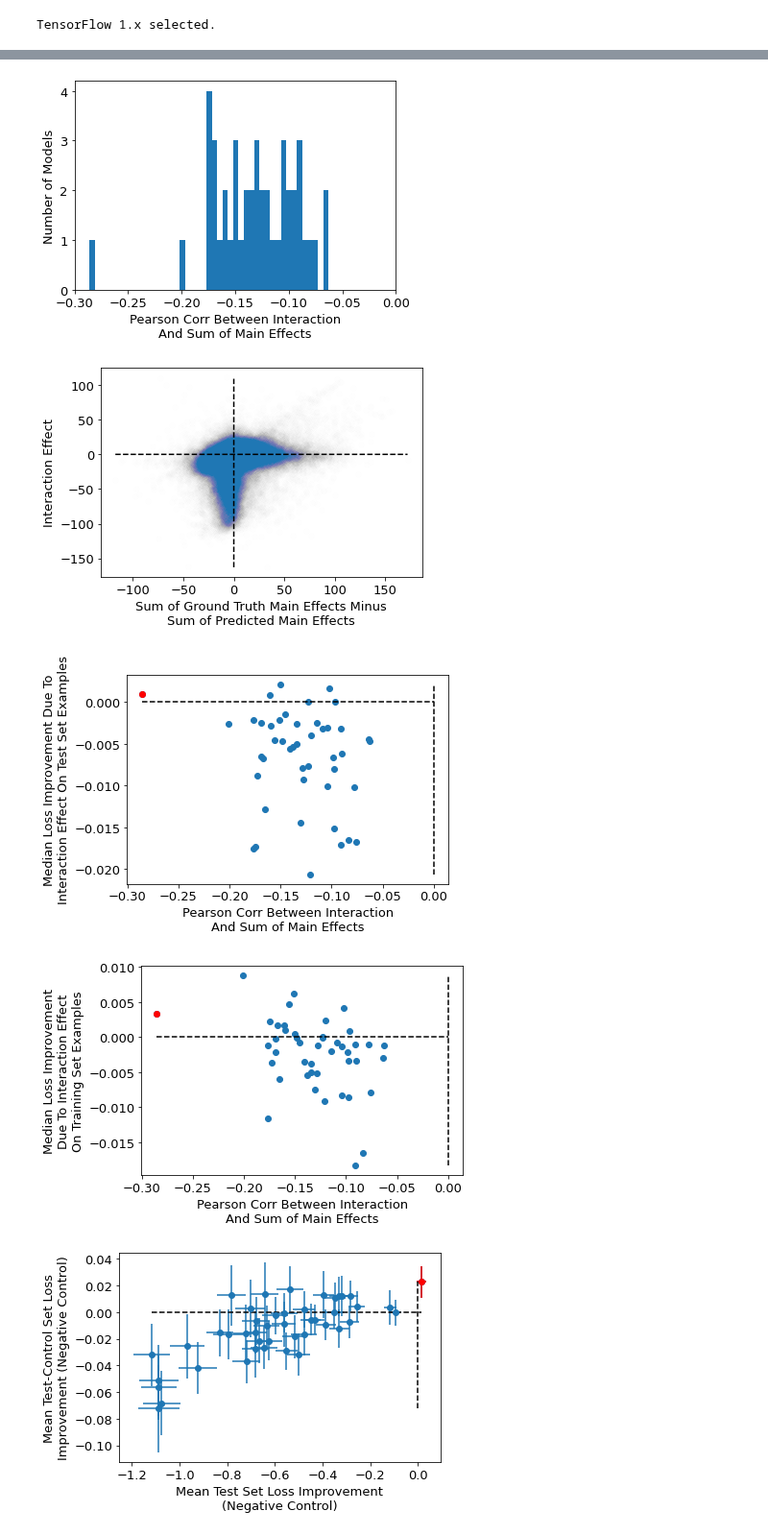
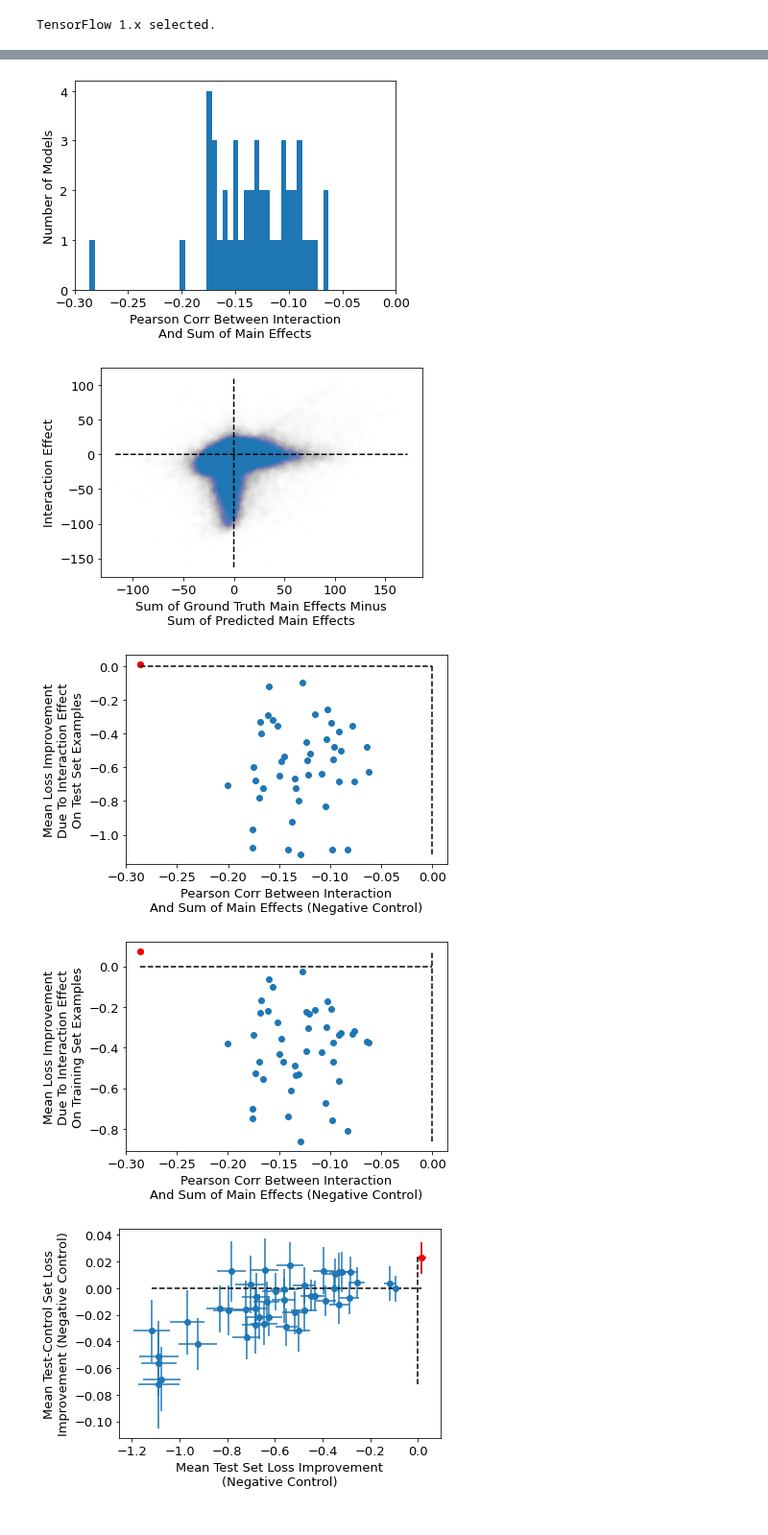
Before and after one commit to kundajelab/feature_interactions, a Jupyter notebook: EvaluateModelsGivenPredictionData.ipynb, the cells around one changed output, grey strips where cells are left out. Shown at 96% size. Saved outputs shown, nothing was run; the diff lists cells and outputs as text; code cells hidden in the pictures.

```diff
--- a/EvaluateModelsGivenPredictionData.ipynb
+++ b/EvaluateModelsGivenPredictionData.ipynb
@@ -596,7 +594,8 @@ def xyaxis_scatterplot(x,y, highlight=[], highlight_color='red',
     plt.errorbar([x[i] for i in highlight],
                  [y[i] for i in highlight],
                  fmt=kwargs['fmt'],
-                 xerr=[kwargs['xerr'][i] for i in highlight],
+                 xerr=[kwargs['xerr'][i] if 'xerr' in kwargs else 0
+                       for i in highlight],
                  yerr=[kwargs['yerr'][i] for i in highlight],
                  color=highlight_color)
   else:
@@ -604,6 +603,8 @@ def xyaxis_scatterplot(x,y, highlight=[], highlight_color='red',
                 [y[i] for i in highlight], color=highlight_color)
 # %%
 %matplotlib inline
+from matplotlib import pyplot as plt
+
 plt.rc('font', size=13)
 
 #plt.plot(test_intereff_mag_mean, test_intereff_mag_mean, color="black")
@@ -632,43 +633,46 @@ plt.ylabel("Interaction Effect")
 plt.show()
 
 plt.hist(negcontrol_mainvintereff_corrs, bins=45)
 plt.xlim(-0.3, 0)
 plt.xlabel("Pearson Corr Between Interaction\nAnd Sum of Main Effects")
 plt.ylabel("Number of Models")
 plt.show()
 
 xyaxis_scatterplot(negcontrol_main_eff_error_vec,
                    negcontrol_inter_eff_vec, alpha=0.003)
 plt.xlabel("Sum of Ground Truth Main Effects Minus"
            +"\nSum of Predicted Main Effects")
 plt.ylabel("Interaction Effect")
 plt.show()
 
 xyaxis_scatterplot(negcontrol_mainvintereff_corrs,
-                   negcontrol_test_lossimp_median,
+                   negcontrol_test_lossimp_mean,
+                   #yerr=negcontrol_test_lossimp_stderr,
                    highlight=[negcontrol_modelorder.index(x)
-                              for x in failed_paired_wilcoxon_negcontrol])
-plt.xlabel("Pearson Corr Between Interaction\nAnd Sum of Main Effects")
-plt.ylabel("Median Loss Improvement Due To\n"
-           +"Interaction Effect On Test Set Examples")
+                              for x in failed_paired_wilcoxon_negcontrol],
+                   #fmt='o'
+                   )
+plt.xlabel("Pearson Corr Between Interaction\nAnd Sum of Main Effects (Negative Control)")
+plt.ylabel("Mean Loss Improvement\nDue To "
+           +"Interaction Effect\nOn Test Set Examples")
 plt.show()
 
 xyaxis_scatterplot(negcontrol_mainvintereff_corrs,
-                   negcontrol_train_lossimp_median,
+                   negcontrol_train_lossimp_mean,
                    highlight=[negcontrol_modelorder.index(x)
                               for x in failed_paired_wilcoxon_negcontrol])
-plt.xlabel("Pearson Corr Between Interaction\nAnd Sum of Main Effects")
-plt.ylabel("Median Loss Improvement\nDue To"
+plt.xlabel("Pearson Corr Between Interaction\nAnd Sum of Main Effects (Negative Control)")
+plt.ylabel("Mean Loss Improvement\nDue To"
            +" Interaction Effect\nOn Training Set Examples")
 plt.show()
 # %% [output]
 [figure]
 [figure]
 [figure]
 [figure]
 [figure]
-[figure, old version]
+[figure, new version]
-[figure, old version]
+[figure, new version]
 # %%
 #MEDIAN_MULTIPLIER = 1.353
 
```
Also changed, not shown: parts of 15 cells of this notebook.
